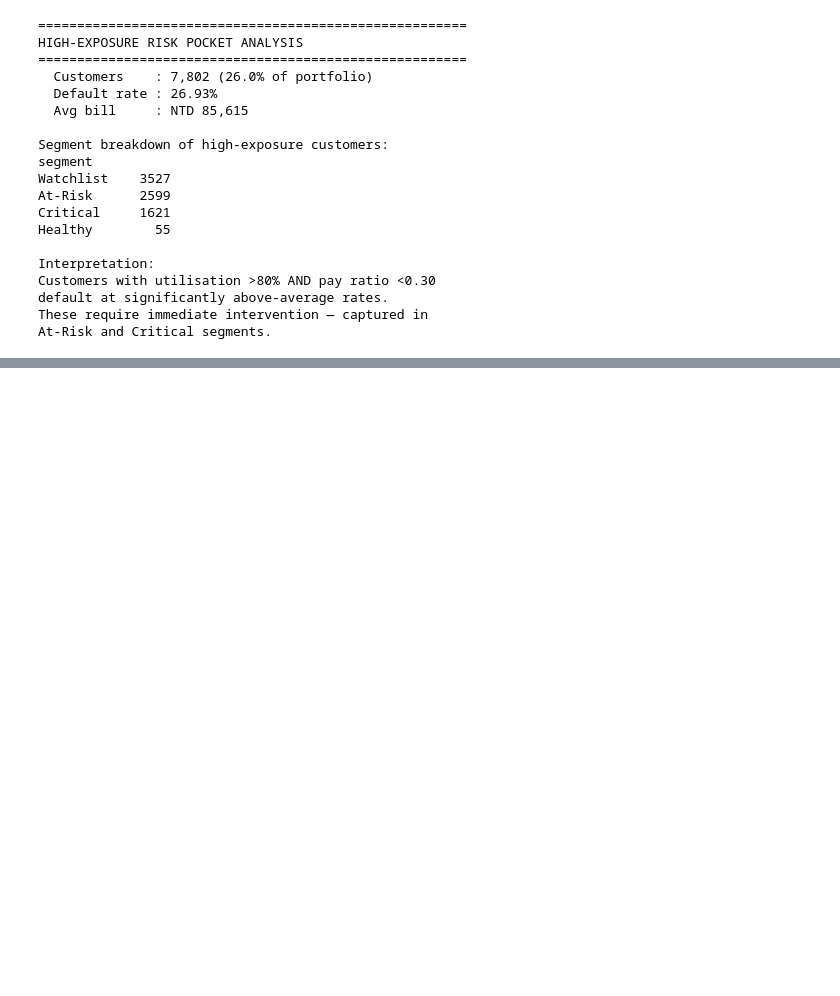
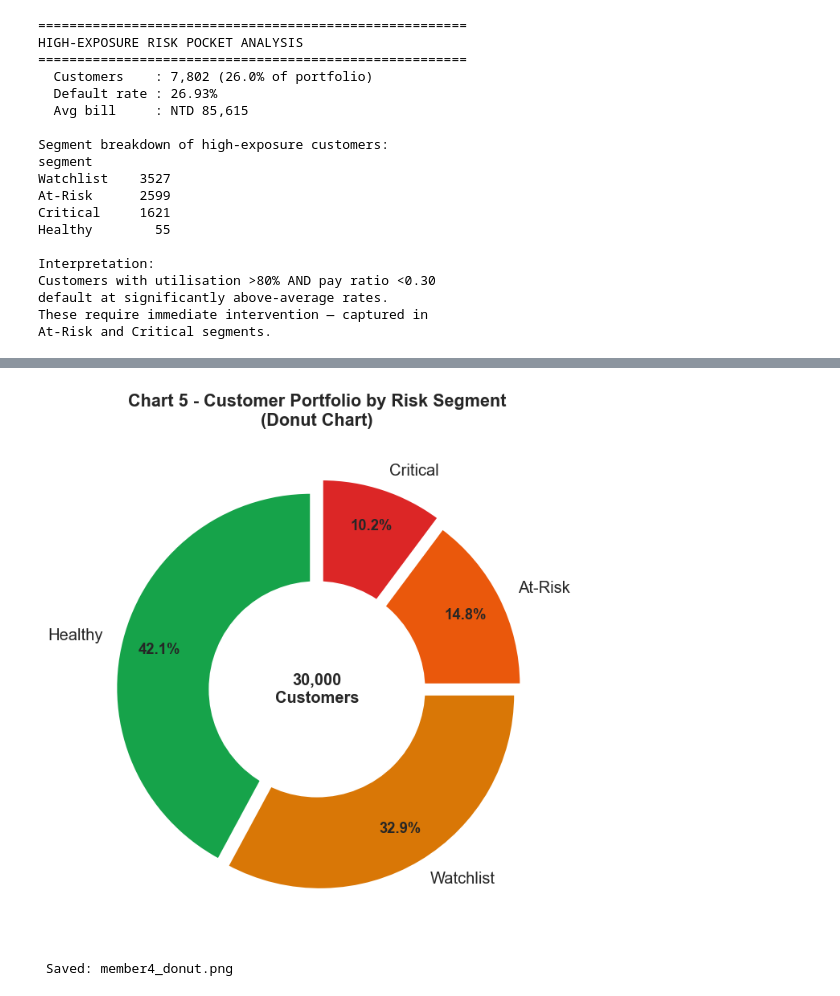
Before and after one commit to Saumya-Divyanjalee/Risk-Model-Developer, a Jupyter notebook: Risk_Model.ipynb, the cells around one changed output, grey strips where cells are left out. Drawn from its saved outputs; the diff is of its cells as text; code cells hidden in the pictures; blank space fills up the shorter version.

```diff
--- a/Risk_Model.ipynb
+++ b/Risk_Model.ipynb
@@ -576,0 +682,36 @@ Step 7 -
+# %%
+#  Chart 5: Donut Chart — Segment Portfolio Share
+fig, ax = plt.subplots(figsize=(8, 6))
+
+counts   = df['segment'].value_counts().loc[seg_order]
+explode  = (0.03, 0.03, 0.05, 0.08)
+
+wedges, texts, autotexts = ax.pie(
+    counts.values,
+    labels=seg_order,
+    colors=seg_colors,
+    autopct='%1.1f%%',
+    startangle=90,
+    explode=explode,
+    wedgeprops={'edgecolor': 'white', 'linewidth': 2},
+    pctdistance=0.80
+)
+for autotext in autotexts:
+    autotext.set_fontsize(11)
+    autotext.set_fontweight('bold')
+
+# Make it a donut
+centre_circle = plt.Circle((0, 0), 0.55, fc='white')
+ax.add_patch(centre_circle)
+ax.text(0, 0, f'{len(df):,}\nCustomers',
+        ha='center', va='center', fontsize=12, fontweight='bold')
+
+ax.set_title('Chart 5 - Customer Portfolio by Risk Segment\n(Donut Chart)',
+             fontsize=13, fontweight='bold', pad=15)
+plt.tight_layout()
+plt.savefig('member4_donut.png', bbox_inches='tight', dpi=150)
+plt.show()
+print(" Saved: member4_donut.png")
+# %% [output]
+[figure, added]
+ Saved: member4_donut.png
```
Also changed, not shown: parts of 6 cells of this notebook, 4 other files.
